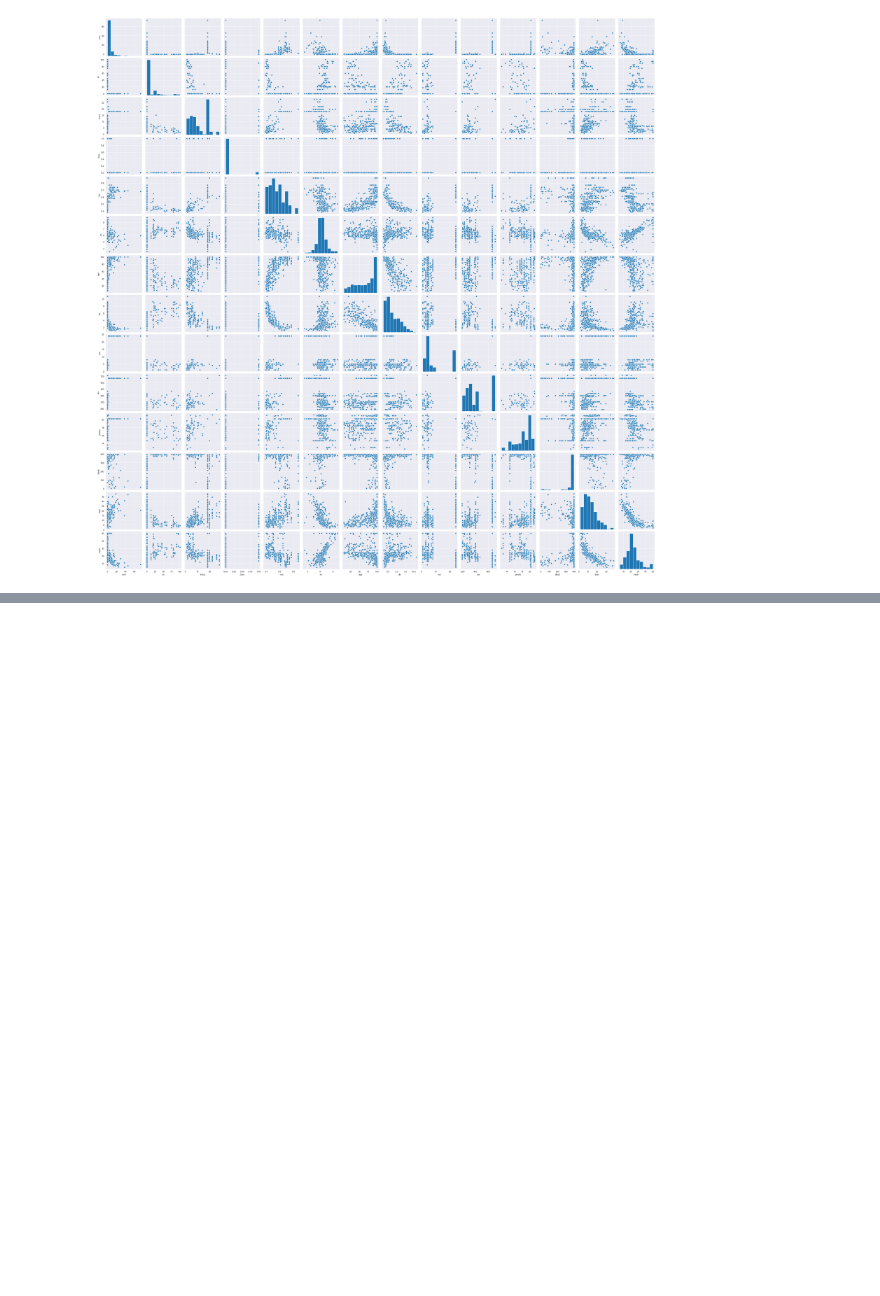
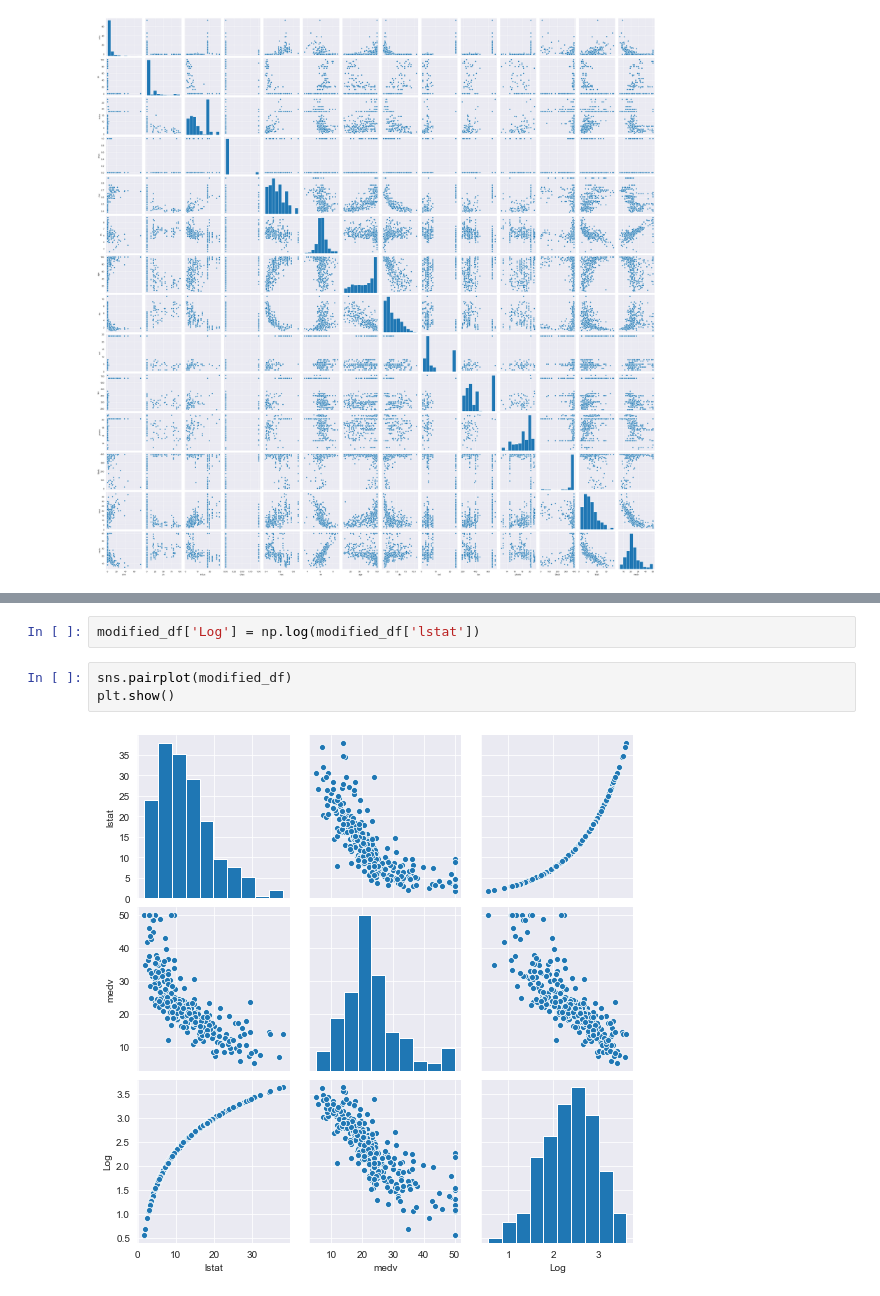
Before and after one commit to Marco-Amadeo/Project-UNI, a Jupyter notebook: PML-2.ipynb, the cells around one changed output, grey strips where cells are left out. Saved outputs shown, nothing was run; the diff lists cells and outputs as text; blank space fills up the shorter version.

```diff
--- a/PML-2.ipynb
+++ b/PML-2.ipynb
@@ -88,0 +121,7 @@ plt.show()
+# %%
+modified_df['Log'] = np.log(modified_df['lstat'])
+# %%
+sns.pairplot(modified_df)
+plt.show()
+# %% [output]
+[figure, added]
```
Also changed, not shown: parts of 22 cells of this notebook.
